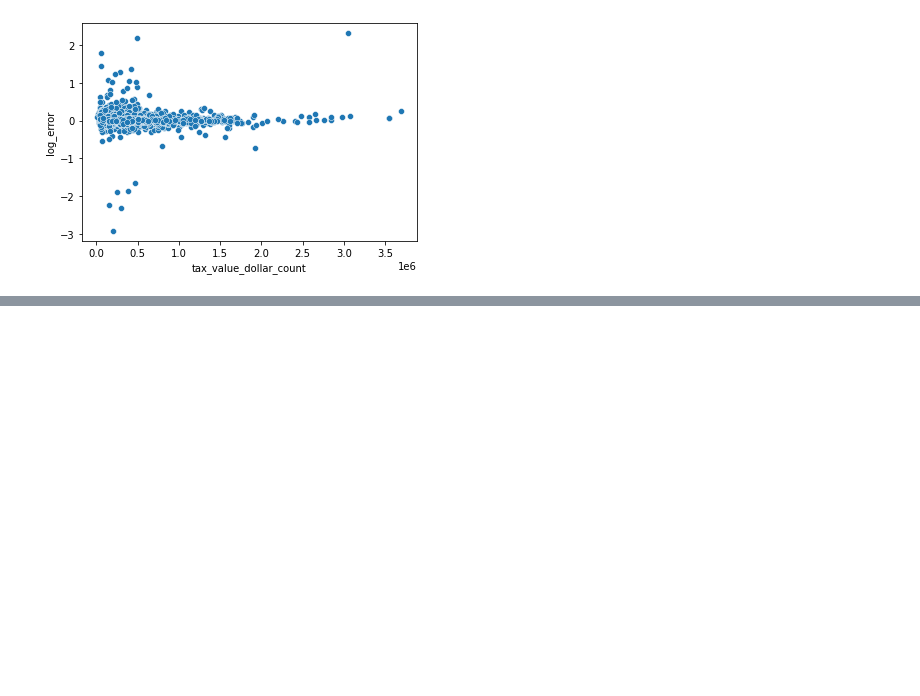
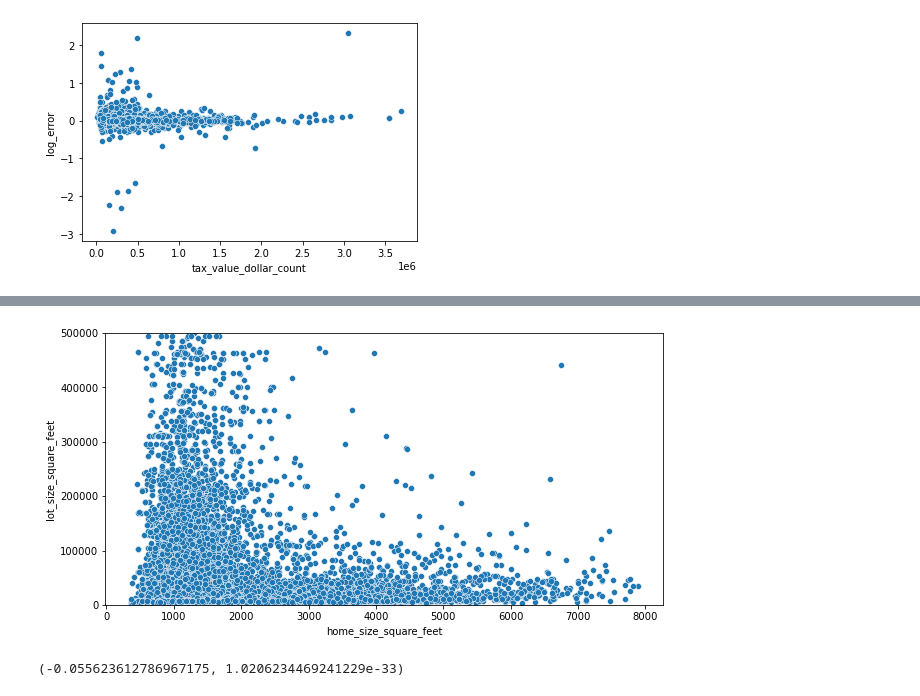
Before and after one commit to Schmidl-Gautam/zillow_clustering, a Jupyter notebook: explore.ipynb, the cells around one changed output, grey strips where cells are left out. Cells and saved outputs as stored; diff of their text form; code cells hidden in the pictures; blank space fills up the shorter version.

```diff
--- a/explore.ipynb
+++ b/explore.ipynb
@@ -119,0 +146,11 @@ sns.scatterplot(x="tax_value_dollar_count", y="log_error", data=train[train["cou
+# %%
+plt.figure(figsize=(10,5))
+plt.ylim(0, 5e5)
+sns.scatterplot(x="home_size_square_feet", y="lot_size_square_feet", data=train);
+# %% [output]
+[figure, added]
+# %%
+r, p = pearsonr(train.home_size_square_feet, train.lot_size_square_feet)
+r, p
+# %% [output]
+(-0.055623612786967175, 1.0206234469241229e-33)
```
Also changed, not shown: parts of 13 cells of this notebook, 1 other file.
